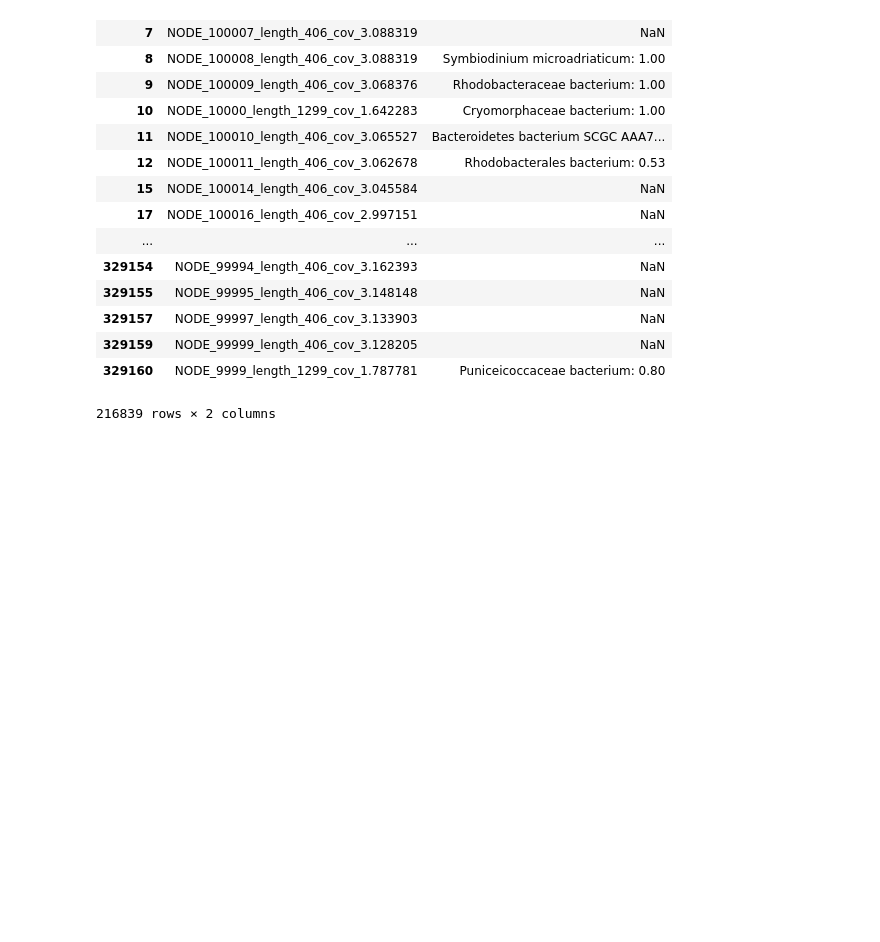
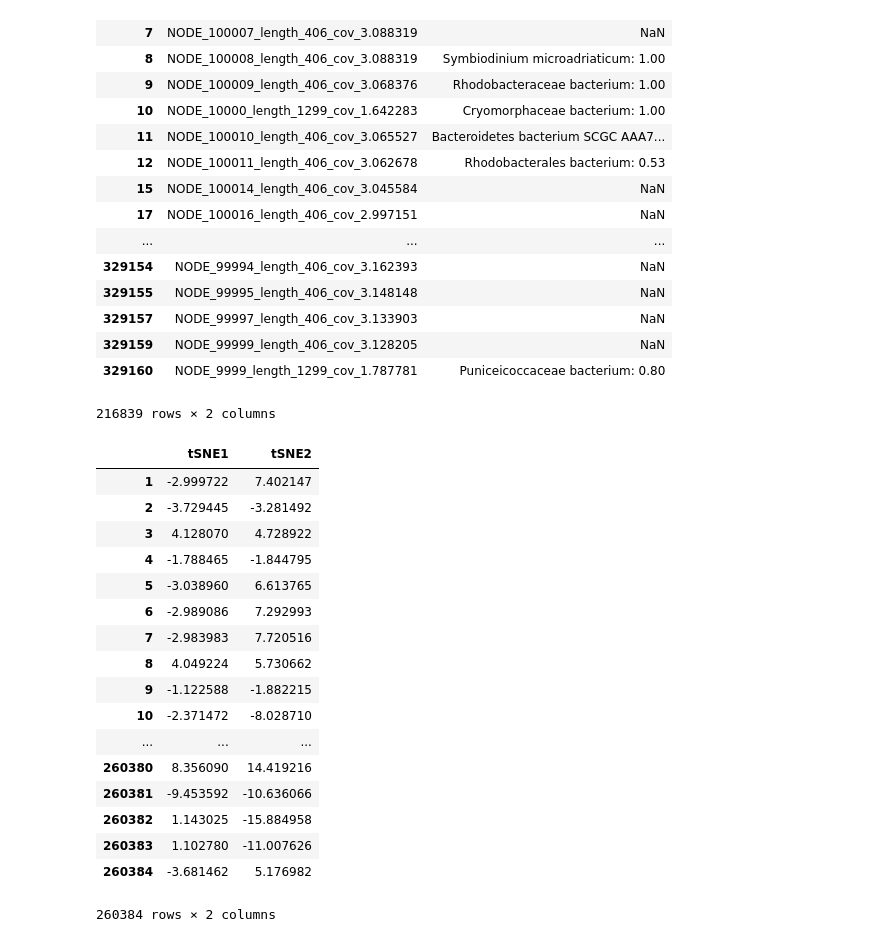
Before and after one commit to ash-bell/Python_notebooks, a Jupyter notebook: Anvi'o scripts.ipynb, the cells around one changed output. Saved outputs shown, nothing was run; the diff lists cells and outputs as text; code cells hidden in the pictures; blank space fills up the shorter version.

```diff
--- a/Anvi'o scripts.ipynb
+++ b/Anvi'o scripts.ipynb
@@ -1472,0 +1495,24 @@ done
+# %%
+import pandas as pd
+df = pd.read_csv("/home/minion/Downloads/BATS_12_tSNE.csv", index_col=0)
+df1 = df[['tSNE1', 'tSNE2']]
+df1
+# %% [output]
+|  | tSNE1 | tSNE2 |
+| 1 | -2.999722 | 7.402147 |
+| 2 | -3.729445 | -3.281492 |
+| 3 | 4.128070 | 4.728922 |
+| 4 | -1.788465 | -1.844795 |
+| 5 | -3.038960 | 6.613765 |
+| 6 | -2.989086 | 7.292993 |
+| 7 | -2.983983 | 7.720516 |
+| 8 | 4.049224 | 5.730662 |
+| 9 | -1.122588 | -1.882215 |
+| 10 | -2.371472 | -8.028710 |
+| ... | ... | ... |
+| 260380 | 8.356090 | 14.419216 |
+| 260381 | -9.453592 | -10.636066 |
+| 260382 | 1.143025 | -15.884958 |
+| 260383 | 1.102780 | -11.007626 |
+| 260384 | -3.681462 | 5.176982 |
+260384 rows × 2 columns
```
Also changed, not shown: parts of 12 cells of this notebook.
